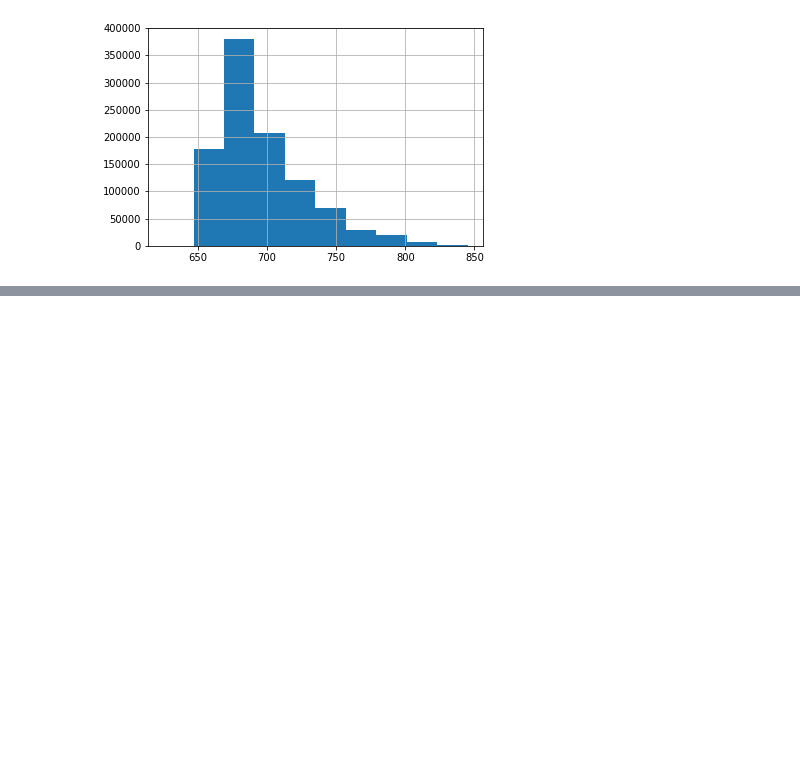
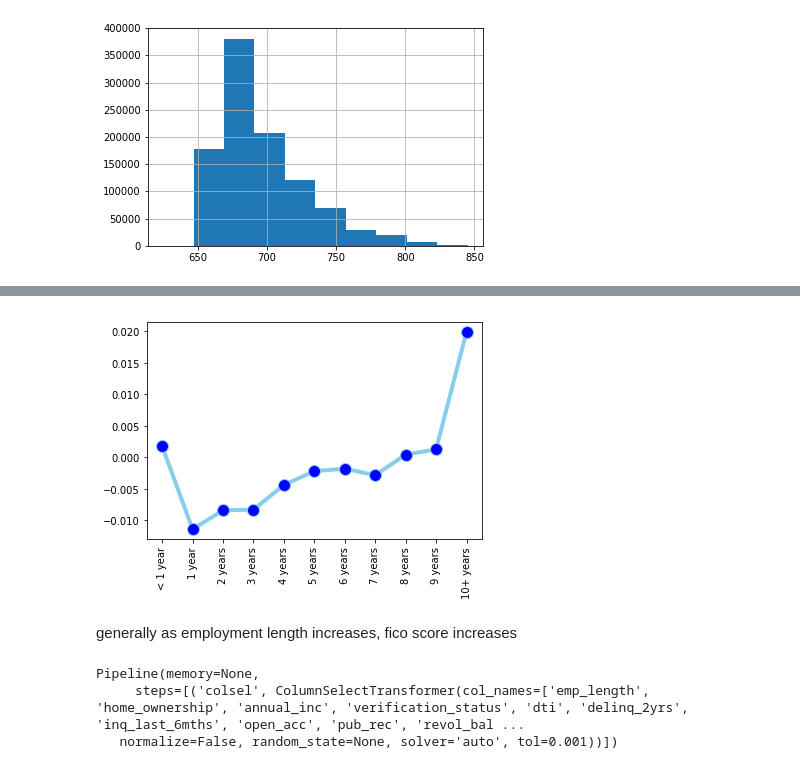
Before and after one commit to rvaldez1986/dataIncubator_capstone, a Jupyter notebook: scripts/wkbk4 (fico model).ipynb, the cells around one changed output, grey strips where cells are left out. Cells and saved outputs as stored; diff of their text form; code cells hidden in the pictures; blank space fills up the shorter version.

```diff
--- a/scripts/wkbk4 (fico model).ipynb
+++ b/scripts/wkbk4 (fico model).ipynb
@@ -21,0 +124,16 @@ y.hist()
+# %%
+import matplotlib.pyplot as plt
+c = np.array([0.001743, -0.011408, -0.008397, -0.008303,  -0.004381,
+              -0.002199,-0.001806, -0.002848,0.000421,0.001257,0.019903])
+
+labels = ['< 1 year',  '1 year', '2 years','3 years','4 years',
+    '5 years', '6 years','7 years','8 years','9 years',
+'10+ years']
+
+plt.plot(c, marker='o', markerfacecolor='blue', markersize=12, color='skyblue', linewidth=4)
+plt.xticks(range(len(labels)), labels, rotation='vertical')
+plt.show()
+# %% [output]
+[figure, added]
+# %% [markdown]
+generally as employment length increases, fico score increases
@@ -21,0 +161,6 @@ y.hist()
+# %%
+pipe_rdg.fit(X_train, y_train)
+# %% [output]
+Pipeline(memory=None,
+     steps=[('colsel', ColumnSelectTransformer(col_names=['emp_length', 'home_ownership', 'annual_inc', 'verification_status', 'dti', 'delinq_2yrs', 'inq_last_6mths', 'open_acc', 'pub_rec', 'revol_bal ...
+   normalize=False, random_state=None, solver='auto', tol=0.001))])
```
Also changed, not shown: parts of 19 cells of this notebook, 11 other files.
